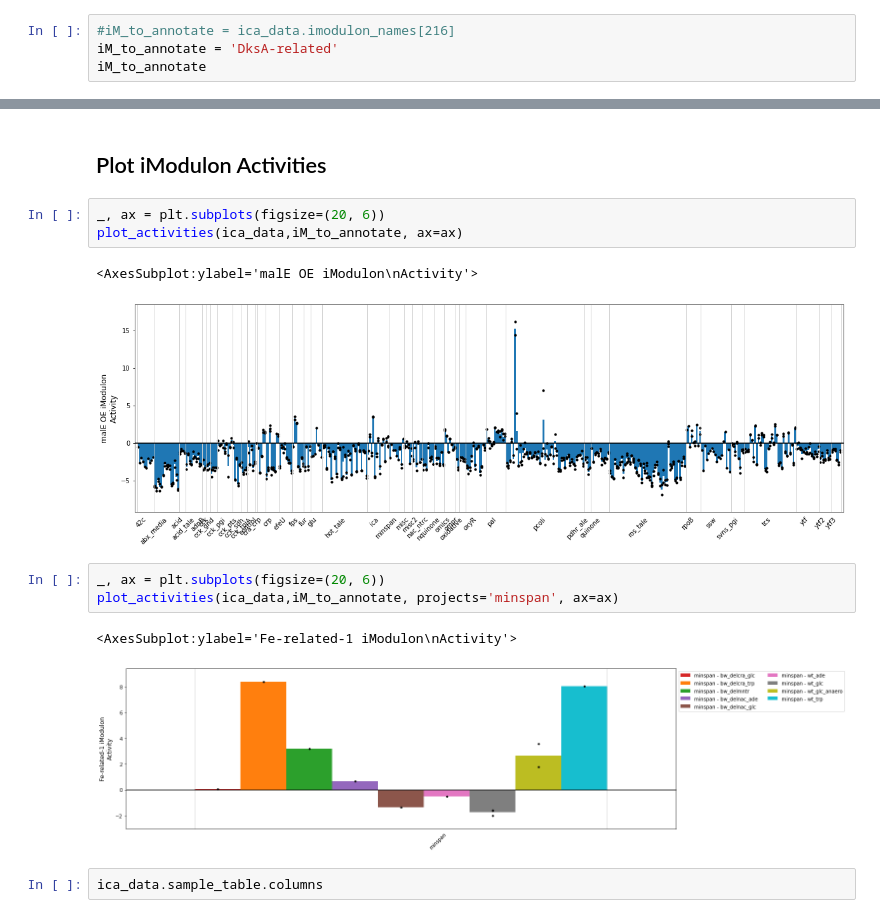
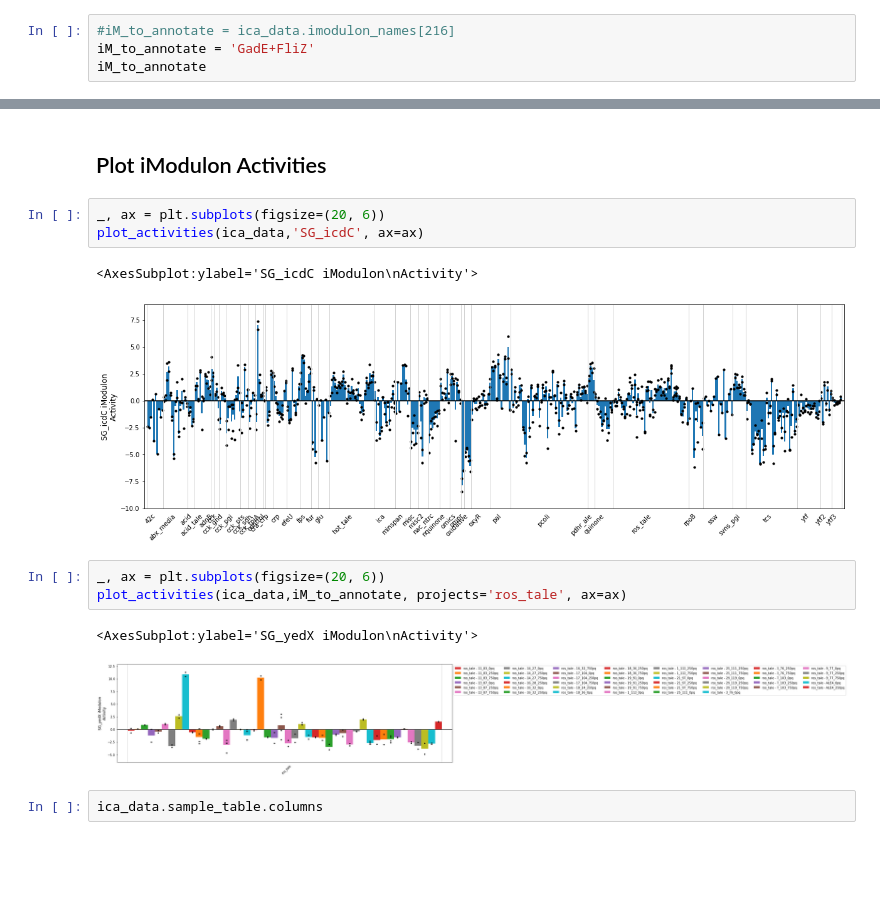
Before and after one commit to SBRG/precise2, a Jupyter notebook: notebooks/manual_imodulon_annotation.ipynb, the cells around one changed output, grey strips where cells are left out. Drawn from its saved outputs; the diff is of its cells as text; blank space fills up the shorter version.

Commit message:
Update iModulon annotations and add categories

```diff
--- a/notebooks/manual_imodulon_annotation.ipynb
+++ b/notebooks/manual_imodulon_annotation.ipynb
@@ -16,6 +16,6 @@ ica_data = load_json_model('../data/precise2/precise2.json.gz')
 # Annotate iModulons
 # %%
 #iM_to_annotate = ica_data.imodulon_names[216]
-iM_to_annotate = 'DksA-related'
+iM_to_annotate = 'GadE+FliZ'
 iM_to_annotate
 # %% [output]
@@ -62,17 +69,17 @@ imod_genes.sort_values(by='gene_weight', ascending=False)
 # %% [markdown]
 ## Plot iModulon Activities
+# %%
+_, ax = plt.subplots(figsize=(20, 6))
+plot_activities(ica_data,'SG_icdC', ax=ax)
+# %% [output]
+<AxesSubplot:ylabel='SG_icdC iModulon\nActivity'>
+[figure, added]
 # %%
 _, ax = plt.subplots(figsize=(20, 6))
-plot_activities(ica_data,iM_to_annotate, ax=ax)
+plot_activities(ica_data,iM_to_annotate, projects='ros_tale', ax=ax)
 # %% [output]
-<AxesSubplot:ylabel='malE OE iModulon\nActivity'>
+<AxesSubplot:ylabel='SG_yedX iModulon\nActivity'>
-[figure, old version]
+[figure, new version]
-# %%
-_, ax = plt.subplots(figsize=(20, 6))
-plot_activities(ica_data,iM_to_annotate, projects='minspan', ax=ax)
-# %% [output]
-<AxesSubplot:ylabel='Fe-related-1 iModulon\nActivity'>
-[figure, removed]
 # %%
 ica_data.sample_table.columns
 # %% [output]
```
Also changed, not shown: parts of 5 cells of this notebook, 4 other files.
